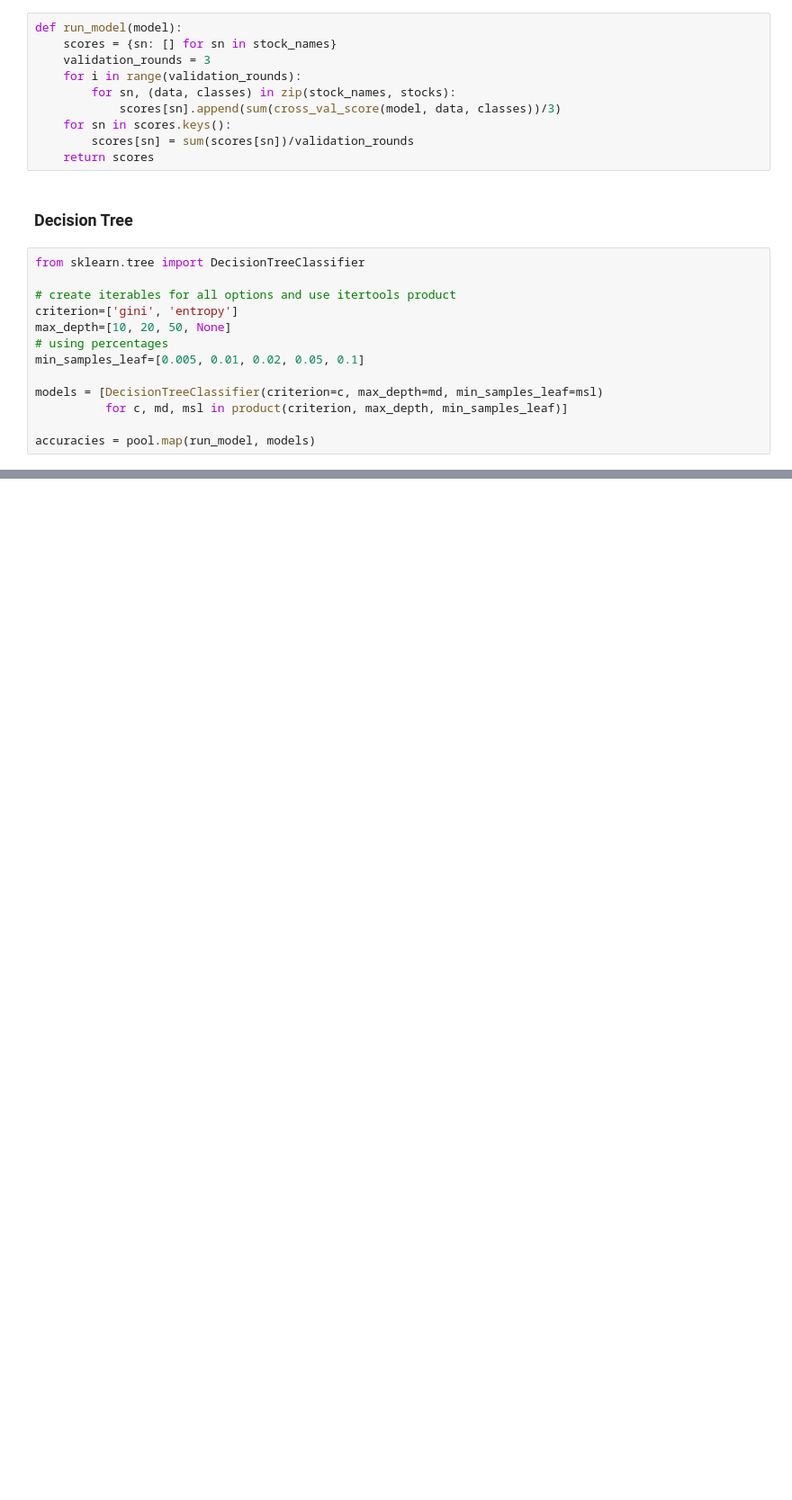
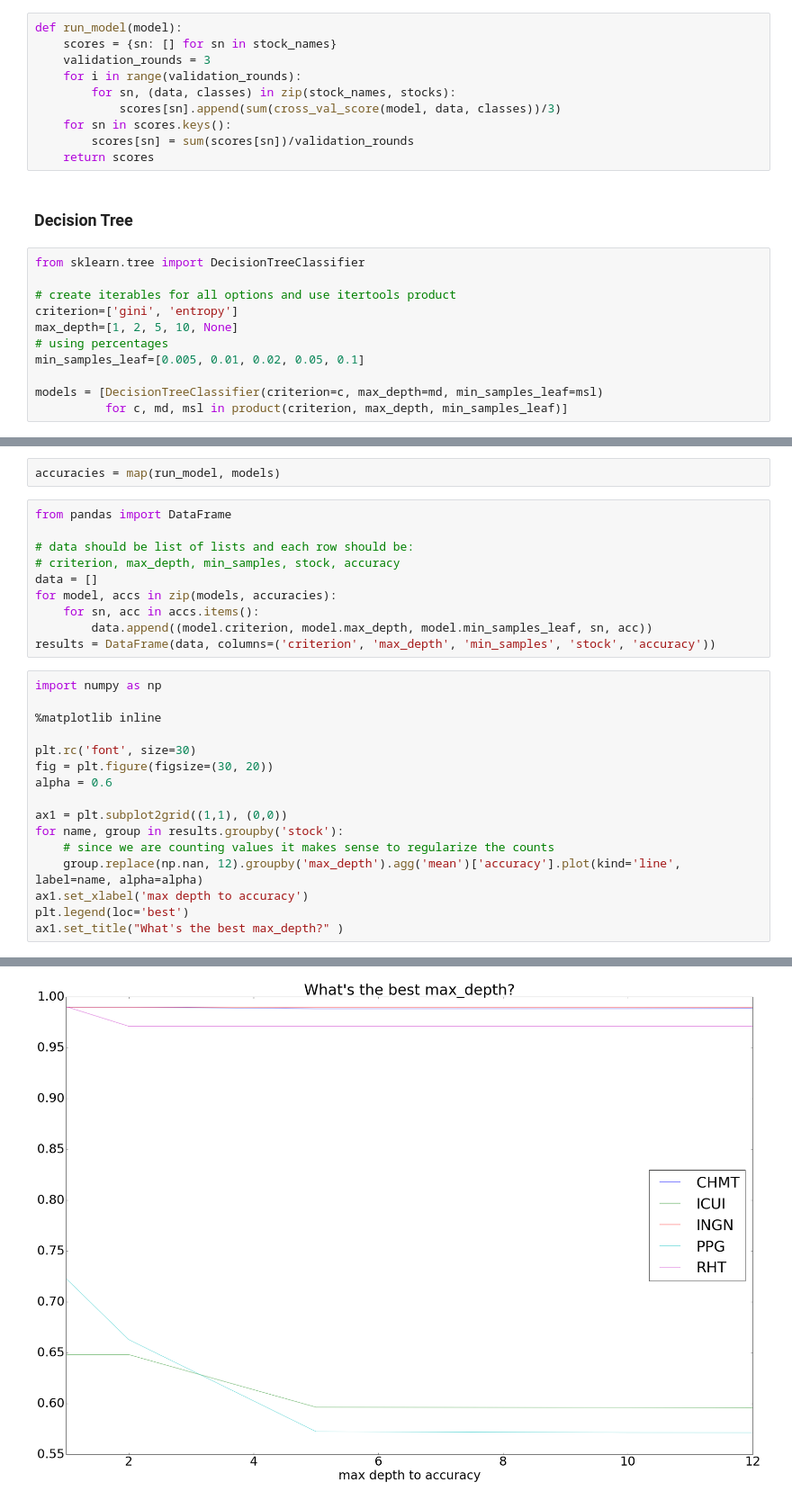
Before and after one commit to eytans/Stockifier, a Jupyter notebook: basic_estimators.ipynb, the cells around one changed output, grey strips where cells are left out. Shown: that part at 90% size. Saved outputs shown, nothing was run; the diff lists cells and outputs as text; blank space fills up the shorter version.

Commit message:
Results: added graphs and svm to basic estimators notebook
Signed-off-by: Eytan Singher <eytan.singher@gmail.com>

```diff
--- a/basic_estimators.ipynb
+++ b/basic_estimators.ipynb
@@ -41,11 +77,9 @@ from sklearn.tree import DecisionTreeClassifier
 
 # create iterables for all options and use itertools product
 criterion=['gini', 'entropy']
-max_depth=[10, 20, 50, None]
+max_depth=[1, 2, 5, 10, None]
 # using percentages
 min_samples_leaf=[0.005, 0.01, 0.02, 0.05, 0.1]
 
 models = [DecisionTreeClassifier(criterion=c, max_depth=md, min_samples_leaf=msl)
           for c, md, msl in product(criterion, max_depth, min_samples_leaf)]
-
-accuracies = pool.map(run_model, models)
@@ -55,0 +86,29 @@ print(accuracies)
+# %%
+accuracies = map(run_model, models)
+# %%
+from pandas import DataFrame
+
+# data should be list of lists and each row should be:
+# criterion, max_depth, min_samples, stock, accuracy
+data = []
+for model, accs in zip(models, accuracies):
+    for sn, acc in accs.items():
+        data.append((model.criterion, model.max_depth, model.min_samples_leaf, sn, acc))
+results = DataFrame(data, columns=('criterion', 'max_depth', 'min_samples', 'stock', 'accuracy'))
+# %%
+import numpy as np
+
+%matplotlib inline
+
+plt.rc('font', size=30)
+fig = plt.figure(figsize=(30, 20))
+alpha = 0.6
+
+ax1 = plt.subplot2grid((1,1), (0,0))
+for name, group in results.groupby('stock'):
+    # since we are counting values it makes sense to regularize the counts
+    group.replace(np.nan, 12).groupby('max_depth').agg('mean')['accuracy'].plot(kind='line', label=name, alpha=alpha)
+ax1.set_xlabel('max depth to accuracy')
+plt.legend(loc='best')
+ax1.set_title("What's the best max_depth?" )
+# %% [output]
@@ -55,0 +116 @@ print(accuracies)
+[figure, added]
```
Also changed, not shown: parts of 11 cells of this notebook.
